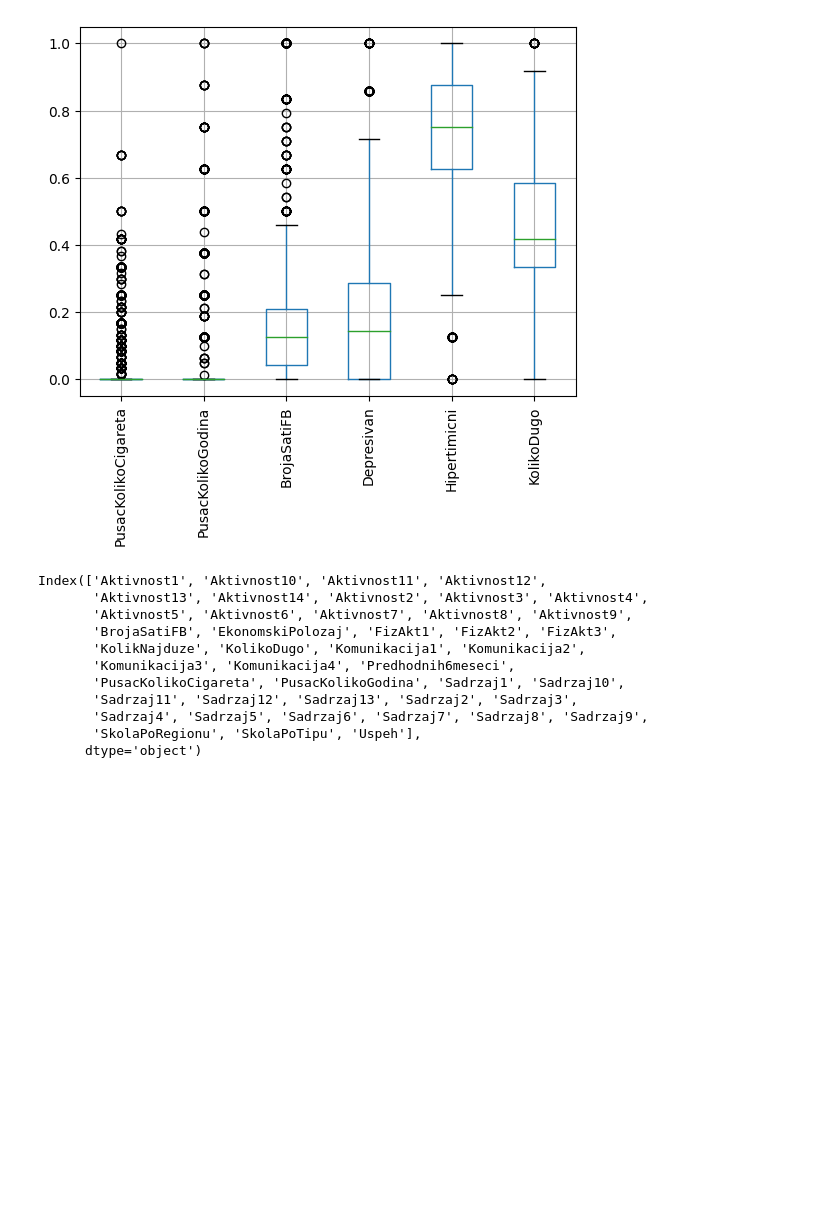
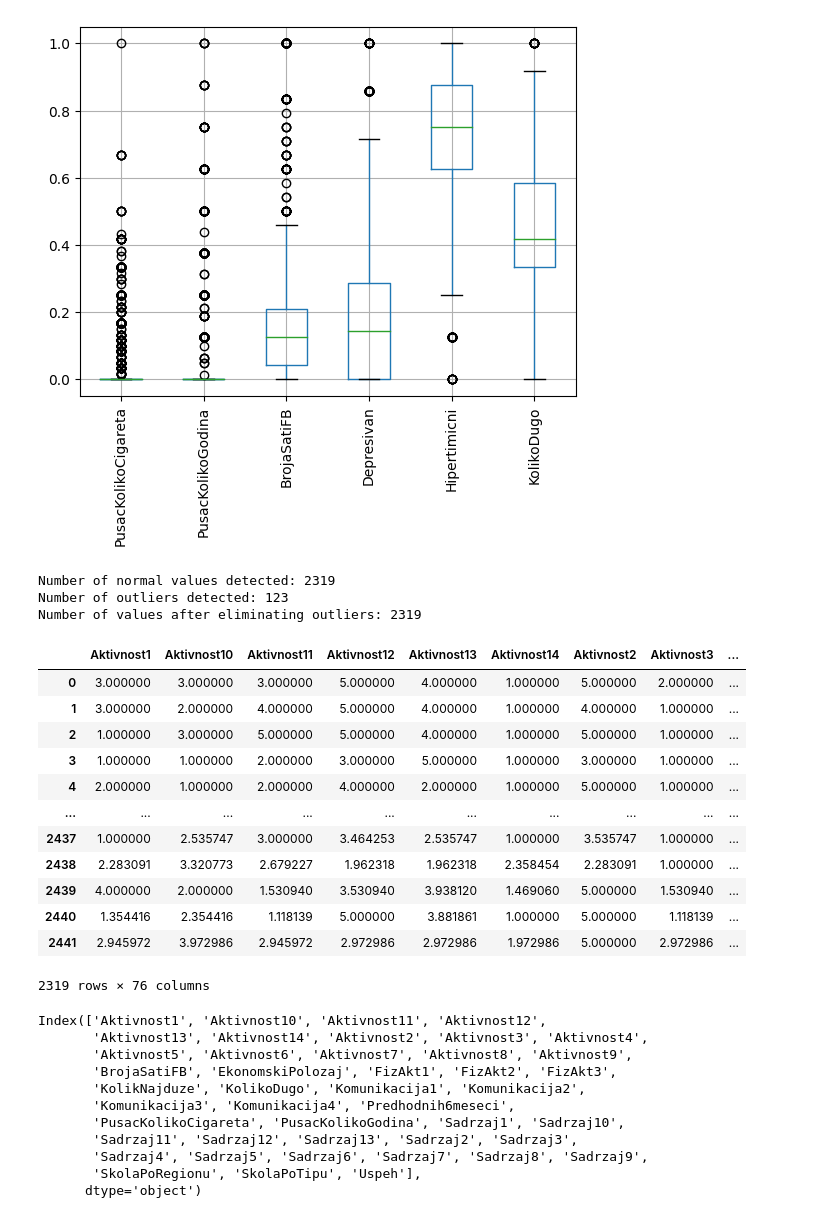
Before and after one commit to acast975/addiction, a Jupyter notebook: addiction_V4.ipynb, the cells around one changed output. Cells and saved outputs as stored; diff of their text form; code cells hidden in the pictures; blank space fills up the shorter version.

```diff
--- a/addiction_V3.ipynb
+++ b/addiction_V4.ipynb
@@ -298,6 +329,37 @@ plt.show()
 #outlier_data_robust[outlier_cols].boxplot(rot=90)
 # %% [output]
 [figure]
+# %%
+#detekcija i eliminacija outlier vrednosti primenom isolation forest-a
+def delete_outliers(data):
+    isolation_forest = IsolationForest(n_estimators = 100, contamination = 0.05, max_samples = 'auto')
+    outlier_prediction = isolation_forest.fit_predict(data.values)
+    print("Number of normal values detected: {}".format(outlier_prediction[outlier_prediction  == 1].sum()))
+    print("Number of outliers detected: {}".format(abs(outlier_prediction[outlier_prediction == -1].sum())))
+    data_no_outliers = data.copy()
+    data_no_outliers['Is_Outlier'] = outlier_prediction
+    data_no_outliers.drop(data_no_outliers[(data_no_outliers['Is_Outlier'] == -1)].index, axis = 0, inplace=True)
+    data_no_outliers = data_no_outliers[data_no_outliers.columns.difference(['Is_Outlier'])]
+    print('Number of values after eliminating outliers: ' + str(len(data_no_outliers)))
+    return data_no_outliers
+delete_outliers(new_data)
+# %% [output]
+Number of normal values detected: 2319
+Number of outliers detected: 123
+Number of values after eliminating outliers: 2319
+|  | Aktivnost1 | Aktivnost10 | Aktivnost11 | Aktivnost12 | Aktivnost13 | Aktivnost14 | Aktivnost2 | Aktivnost3 | ... |
+| 0 | 3.000000 | 3.000000 | 3.000000 | 5.000000 | 4.000000 | 1.000000 | 5.000000 | 2.000000 | ... |
+| 1 | 3.000000 | 2.000000 | 4.000000 | 5.000000 | 4.000000 | 1.000000 | 4.000000 | 1.000000 | ... |
+| 2 | 1.000000 | 3.000000 | 5.000000 | 5.000000 | 4.000000 | 1.000000 | 5.000000 | 1.000000 | ... |
+| 3 | 1.000000 | 1.000000 | 2.000000 | 3.000000 | 5.000000 | 1.000000 | 3.000000 | 1.000000 | ... |
+| 4 | 2.000000 | 1.000000 | 2.000000 | 4.000000 | 2.000000 | 1.000000 | 5.000000 | 1.000000 | ... |
+| ... | ... | ... | ... | ... | ... | ... | ... | ... | ... |
+| 2437 | 1.000000 | 2.535747 | 3.000000 | 3.464253 | 2.535747 | 1.000000 | 3.535747 | 1.000000 | ... |
+| 2438 | 2.283091 | 3.320773 | 2.679227 | 1.962318 | 1.962318 | 2.358454 | 2.283091 | 1.000000 | ... |
+| 2439 | 4.000000 | 2.000000 | 1.530940 | 3.530940 | 3.938120 | 1.469060 | 5.000000 | 1.530940 | ... |
+| 2440 | 1.354416 | 2.354416 | 1.118139 | 5.000000 | 3.881861 | 1.000000 | 5.000000 | 1.118139 | ... |
+| 2441 | 2.945972 | 3.972986 | 2.945972 | 2.972986 | 2.972986 | 1.972986 | 5.000000 | 2.972986 | ... |
+2319 rows × 76 columns
 # %%
 #normalizacija podataka -> normalizujemo sve kolone osim onih koje imaju samo binarne vrednosti
 cols_to_normalize = input_cols.columns.difference(zero_one)
```
Also changed, not shown: parts of 6 cells of this notebook, 2 other files.
